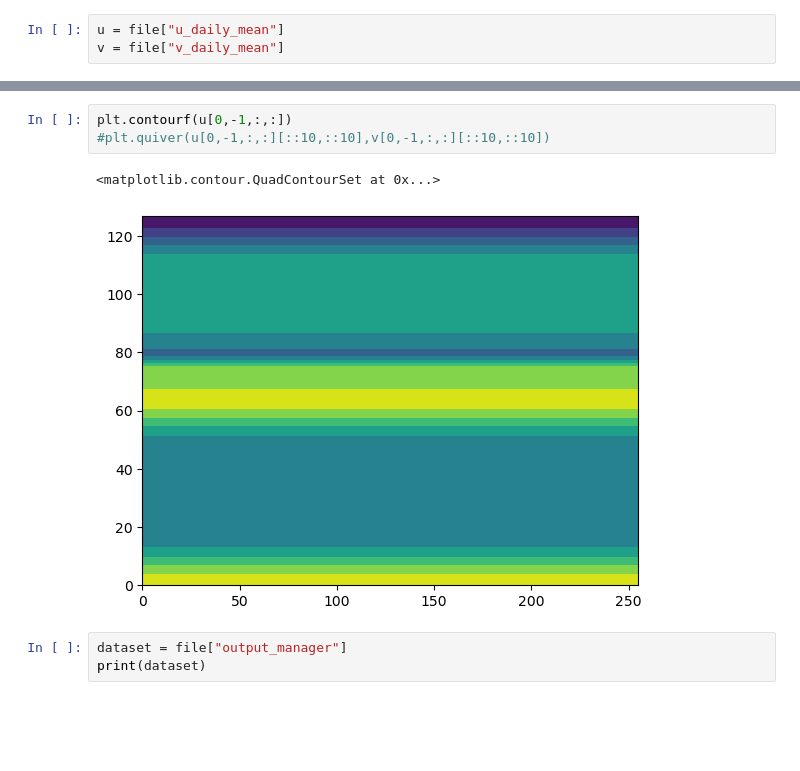
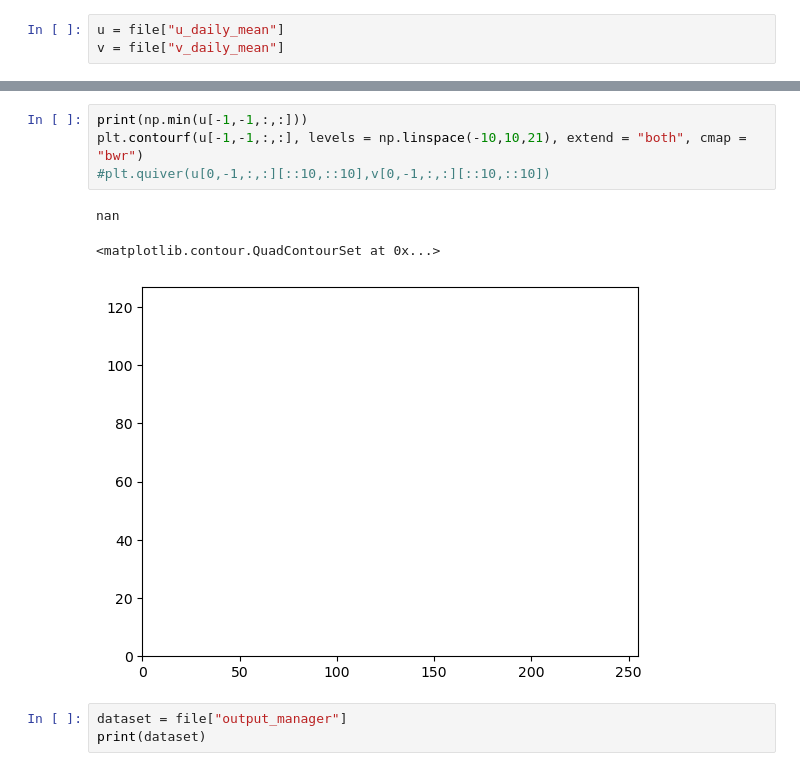
Before and after one commit to PeterLin54088/Dycore, a Jupyter notebook: exp/Shallow_Water/temp/Dereferencer_example.ipynb, the cells around one changed output, grey strips where cells are left out. Saved outputs shown, nothing was run; the diff lists cells and outputs as text; blank space fills up the shorter version.

```diff
--- a/exp/Shallow_Water/temp/Dereferencer_example.ipynb
+++ b/exp/Shallow_Water/temp/Dereferencer_example.ipynb
@@ -25,9 +44,11 @@ v = file["v_daily_mean"]
 # %%
-plt.contourf(u[0,-1,:,:])
+print(np.min(u[-1,-1,:,:]))
+plt.contourf(u[-1,-1,:,:], levels = np.linspace(-10,10,21), extend = "both", cmap = "bwr")
 #plt.quiver(u[0,-1,:,:][::10,::10],v[0,-1,:,:][::10,::10])
 # %% [output]
-<matplotlib.contour.QuadContourSet at 0x...>
+nan
+<matplotlib.contour.QuadContourSet at 0x...>
-[figure, old version]
+[figure, new version]
 # %%
 dataset = file["output_manager"]
 print(dataset)
```
Also changed, not shown: parts of 2 cells of this notebook, 12 other files.
